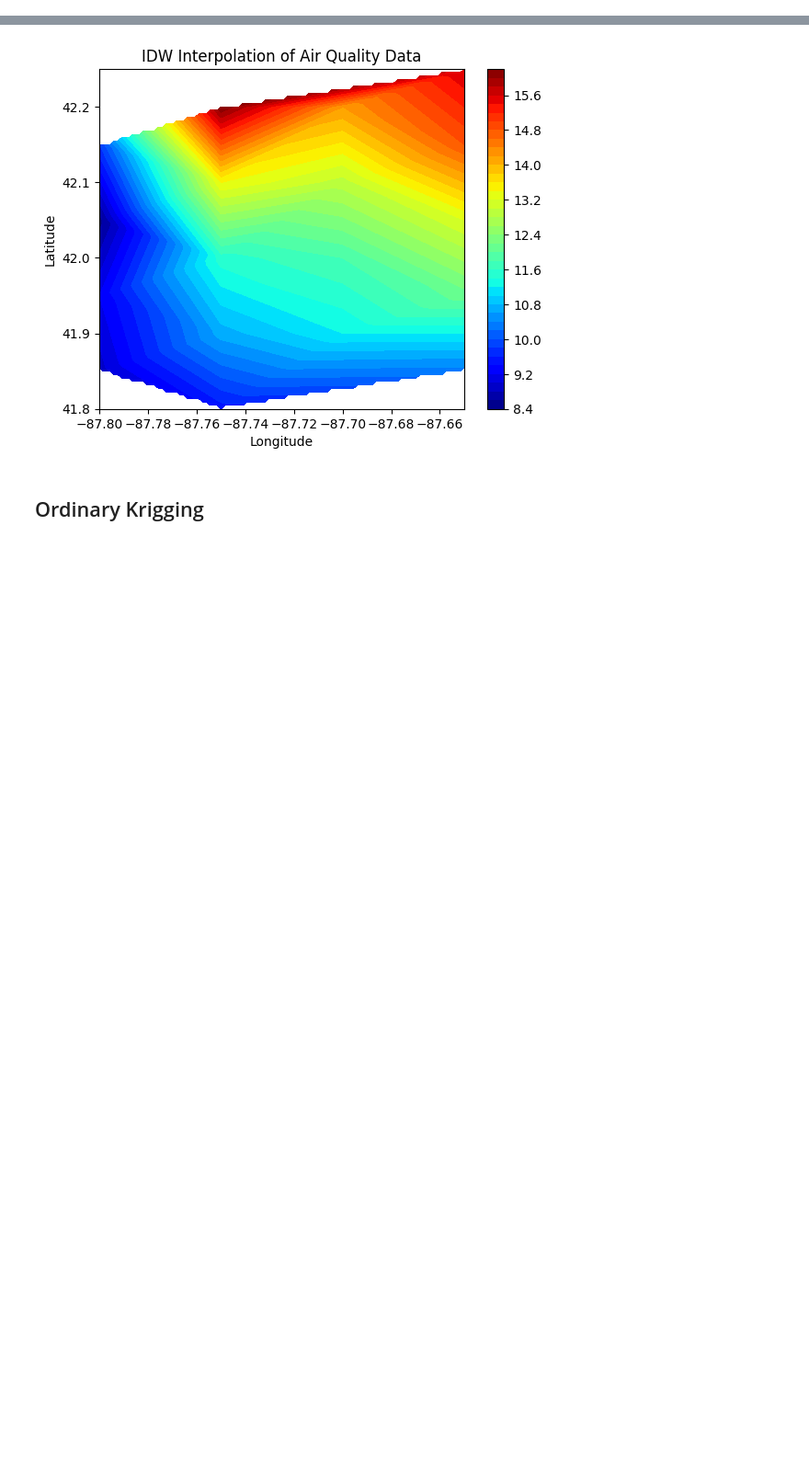
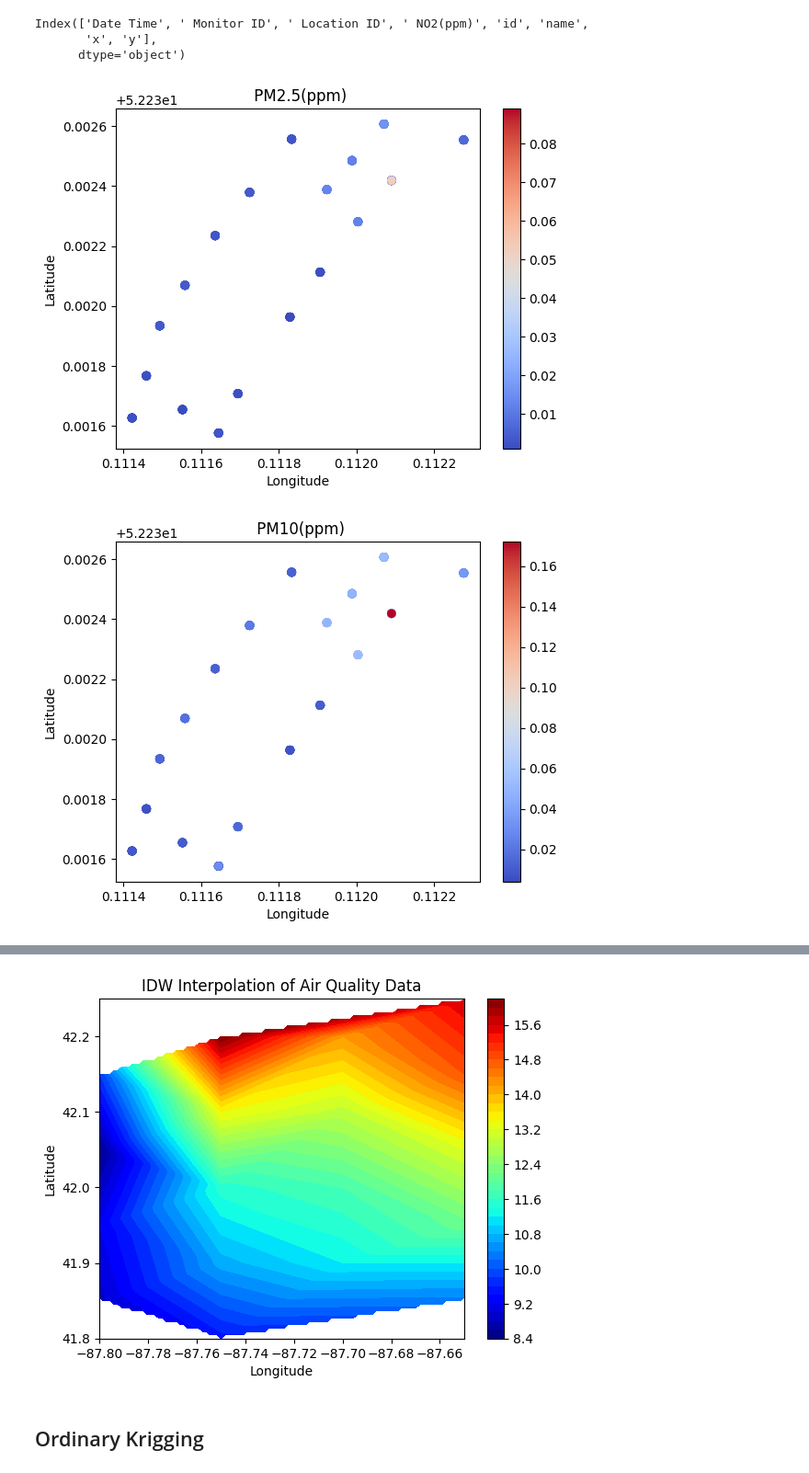
Before and after one commit to praseedm/PGMP, a Jupyter notebook: Interpolation_final.ipynb, the cells around one changed output, grey strips where cells are left out. Shown: that part at 92% size. Cells and saved outputs as stored; diff of their text form; code cells hidden in the pictures; blank space fills up the shorter version.

```diff
--- a/Interpolation_final.ipynb
+++ b/Interpolation_final.ipynb
@@ -33,0 +102,6 @@ Successfully installed click-plugins-1.1.1 cligj-0.7.2 fiona-1.9.2 geopandas-0.1
+# %%
+no2_data.columns
+# %% [output]
+Index(['Date Time', ' Monitor ID', ' Location ID', ' NO2(ppm)', 'id', 'name',
+       'x', 'y'],
+      dtype='object')
@@ -33,0 +112,3 @@ Successfully installed click-plugins-1.1.1 cligj-0.7.2 fiona-1.9.2 geopandas-0.1
+# %%
+df3 = pd.read_csv("/content/pm_data.csv")
+no2_data = pd.read_csv("/content/no2_data.csv")
@@ -33,0 +119,21 @@ Successfully installed click-plugins-1.1.1 cligj-0.7.2 fiona-1.9.2 geopandas-0.1
+# %%
+
+
+
+# Create scatter plot for PM2.5 values
+plt.scatter(df3['x'], df3['y'], c=df3[' PM2.5(ppm)'], cmap='coolwarm')
+plt.colorbar()
+plt.title(' PM2.5(ppm)')
+plt.xlabel('Longitude')
+plt.ylabel('Latitude')
+plt.show()
+
+plt.scatter(df3['x'], df3['y'], c=df3[' PM10(ppm)'], cmap='coolwarm')
+plt.colorbar()
+plt.title(' PM10(ppm)')
+plt.xlabel('Longitude')
+plt.ylabel('Latitude')
+plt.show()
+# %% [output]
+[figure, added]
+[figure, added]
```
Also changed, not shown: parts of 38 cells of this notebook.
